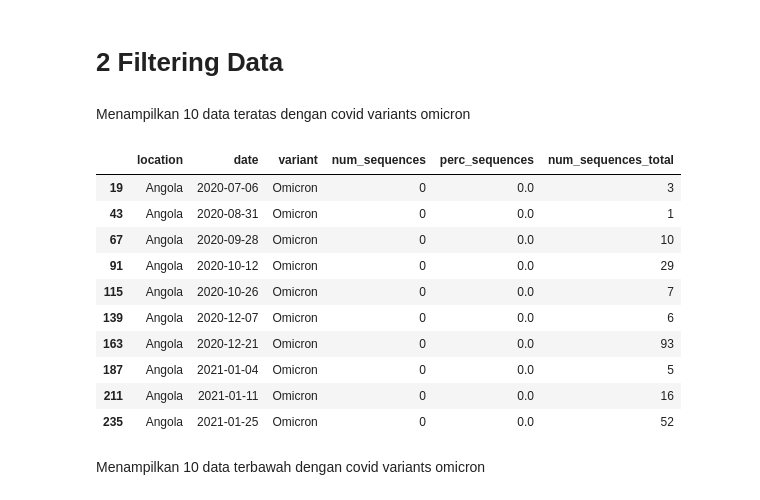
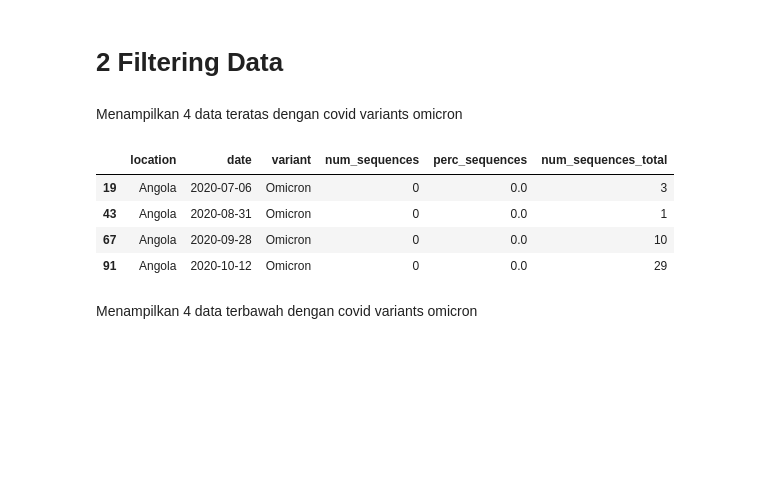
Before and after one commit to AbdulHafidh-AI/Praktikum-Visualisasi-Data, a Jupyter notebook: 2008107010056_Abdul_Hafidh_Tugas1.ipynb, the cells around one changed output. Drawn from its saved outputs; the diff is of its cells as text; code cells hidden in the pictures; blank space fills up the shorter version.

```diff
--- a/2008107010056_Abdul_Hafidh_Tugas1.ipynb
+++ b/2008107010056_Abdul_Hafidh_Tugas1.ipynb
@@ -120,0 +131,3 @@ sample.describe()
+# %%
+sample=sample[sample["variant"]!="non_who"]
+sample
@@ -121,24 +148,16 @@ sample.describe()
 # %% [markdown]
 # 2 Filtering Data
 # %% [markdown]
-Menampilkan 10 data teratas dengan covid variants omicron
+Menampilkan 4 data teratas dengan covid variants omicron
 # %%
 omicron = sample[sample.variant == 'Omicron']
-omicron
-
-top = omicron.head(10)
-top
+OmicronTop = omicron.head(4)
+OmicronTop
 # %% [output]
 |  | location | date | variant | num_sequences | perc_sequences | num_sequences_total |
 | 19 | Angola | 2020-07-06 | Omicron | 0 | 0.0 | 3 |
 | 43 | Angola | 2020-08-31 | Omicron | 0 | 0.0 | 1 |
 | 67 | Angola | 2020-09-28 | Omicron | 0 | 0.0 | 10 |
 | 91 | Angola | 2020-10-12 | Omicron | 0 | 0.0 | 29 |
-| 115 | Angola | 2020-10-26 | Omicron | 0 | 0.0 | 7 |
-| 139 | Angola | 2020-12-07 | Omicron | 0 | 0.0 | 6 |
-| 163 | Angola | 2020-12-21 | Omicron | 0 | 0.0 | 93 |
-| 187 | Angola | 2021-01-04 | Omicron | 0 | 0.0 | 5 |
-| 211 | Angola | 2021-01-11 | Omicron | 0 | 0.0 | 16 |
-| 235 | Angola | 2021-01-25 | Omicron | 0 | 0.0 | 52 |
 # %% [markdown]
-Menampilkan 10 data terbawah dengan covid variants omicron
+Menampilkan 4 data terbawah dengan covid variants omicron
```
Also changed, not shown: parts of 15 cells of this notebook.
